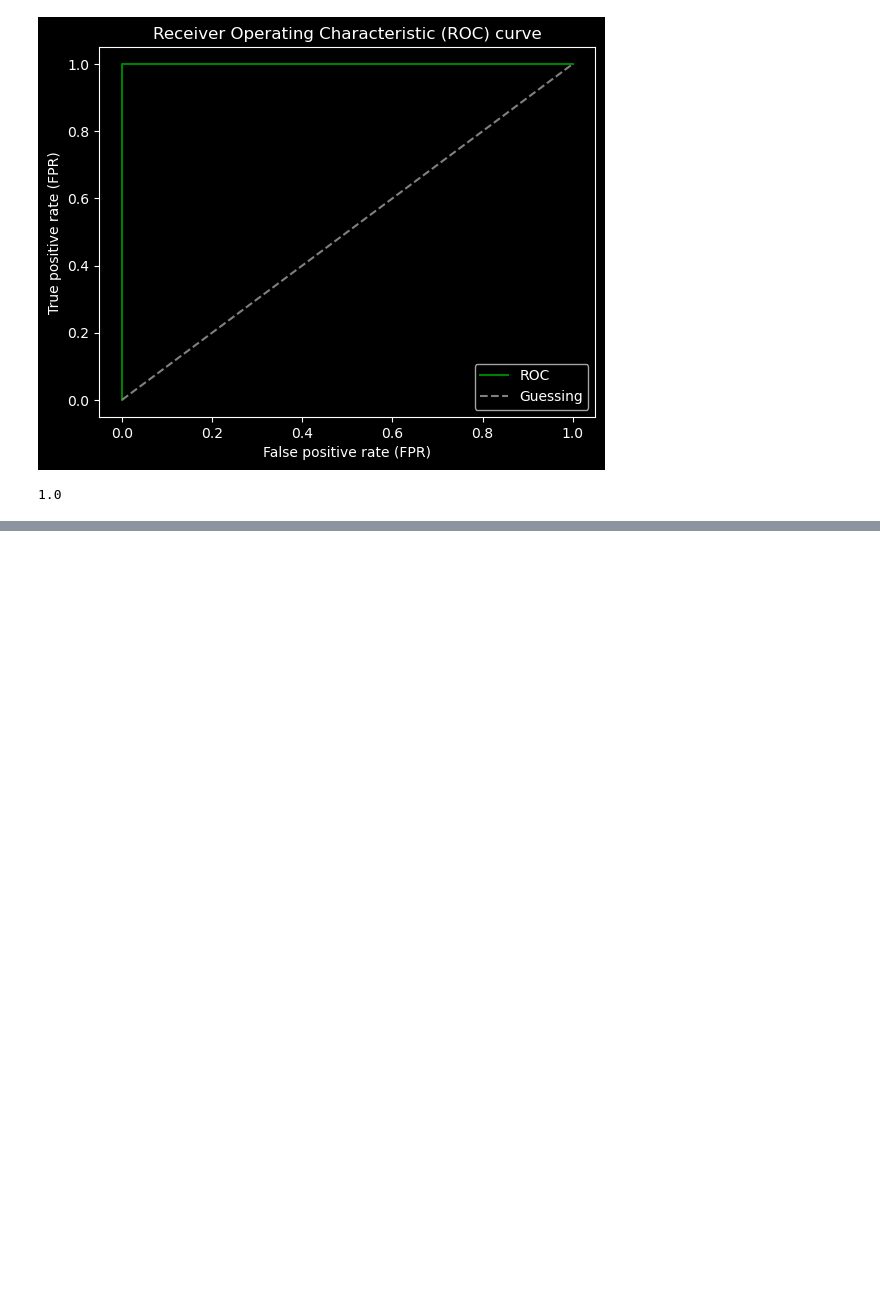
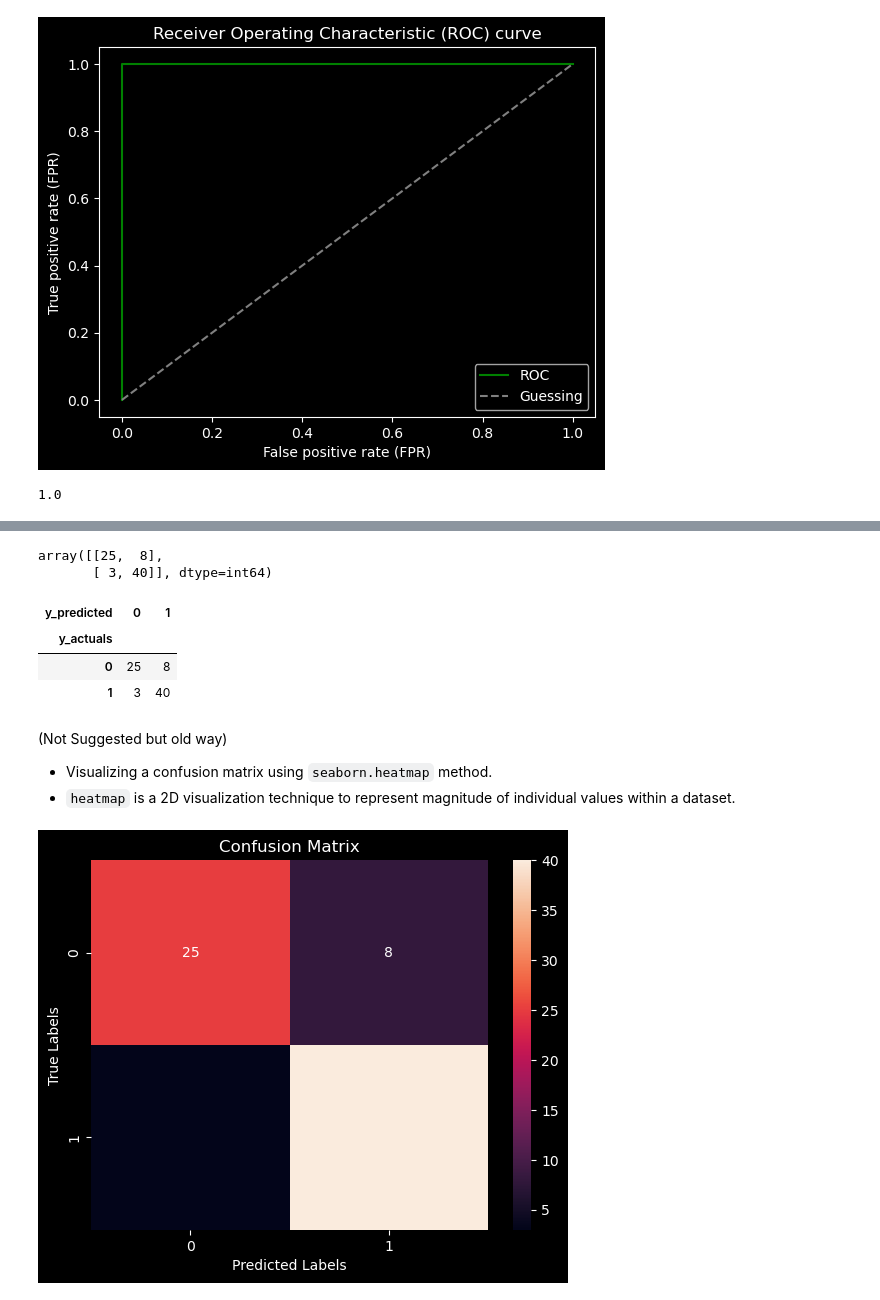
Before and after one commit to DarkDk123/ZTM-ML-Data-Science, a Jupyter notebook: 7. Scikit learn - Creating ML models/Scikit-learn Entire Breakdown.ipynb, the cells around one changed output, grey strips where cells are left out. Cells and saved outputs as stored; diff of their text form; code cells hidden in the pictures; blank space fills up the shorter version.

Commit message:
Classification Metrics : Confusion matrix

```diff
--- a/7. Scikit learn - Creating ML models/Scikit-learn Entire Breakdown.ipynb
+++ b/7. Scikit learn - Creating ML models/Scikit-learn Entire Breakdown.ipynb
@@ -1602,0 +1620,53 @@ roc_auc_score(y_test, y_test)
+# %%
+# Let's create confusion matrix from sklearn.
+from sklearn.metrics import confusion_matrix
+
+# redeclaring y_preds by predicting using clf.
+y_preds = clf.predict(x_test)
+
+# Creating a confusion matrix of the Actual y values & Predicted y values.
+confusion_matrix(y_test, y_preds)
+
+# This is just Comparison of the predicted and actual y values.
+# To Understand True_positive, True_Negative, False_Positive, and False_Negative values.
+# %% [output]
+array([[25,  8],
+       [ 3, 40]], dtype=int64)
+# %%
+# What was that??
+# Let's visualize with a more convenient way
+
+# Pandas.crosstab
+pd.crosstab(
+    y_test,
+    y_preds,
+    rownames= ["y_actuals"],
+    colnames= ["y_predicted"]
+)
+# %% [output]
+| y_predicted | 0 | 1 |
+| y_actuals |  |  |
+| 0 | 25 | 8 |
+| 1 | 3 | 40 |
+# %% [markdown]
+(Not Suggested but old way)
+* Visualizing a confusion matrix using `seaborn.heatmap` method.
+* `heatmap` is a 2D visualization technique to represent magnitude of individual values within a dataset.
+# %%
+# It's bit complex to plot confusion matrix from "seaborn"
+import seaborn as sns
+
+# let's create our "Confusion matrix"
+confusion_mat = confusion_matrix(
+    y_test,
+    y_preds
+)
+
+sns.heatmap(confusion_mat, annot=confusion_mat)
+plt.ylabel("True Labels")
+plt.xlabel("Predicted Labels")
+plt.title("Confusion Matrix")
+
+plt.show()
+# %% [output]
+[figure, added]
```
Also changed, not shown: parts of 11 cells of this notebook.
